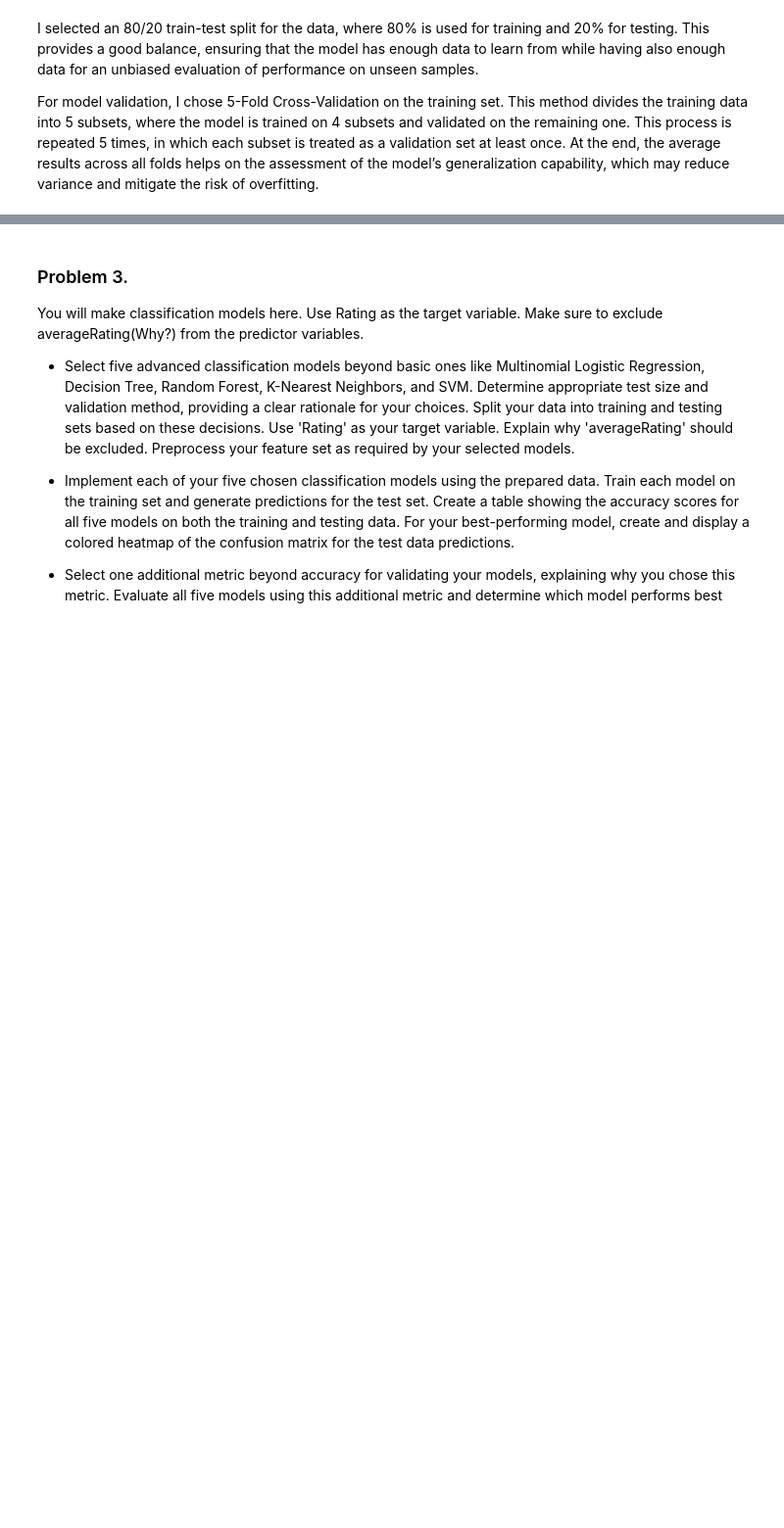
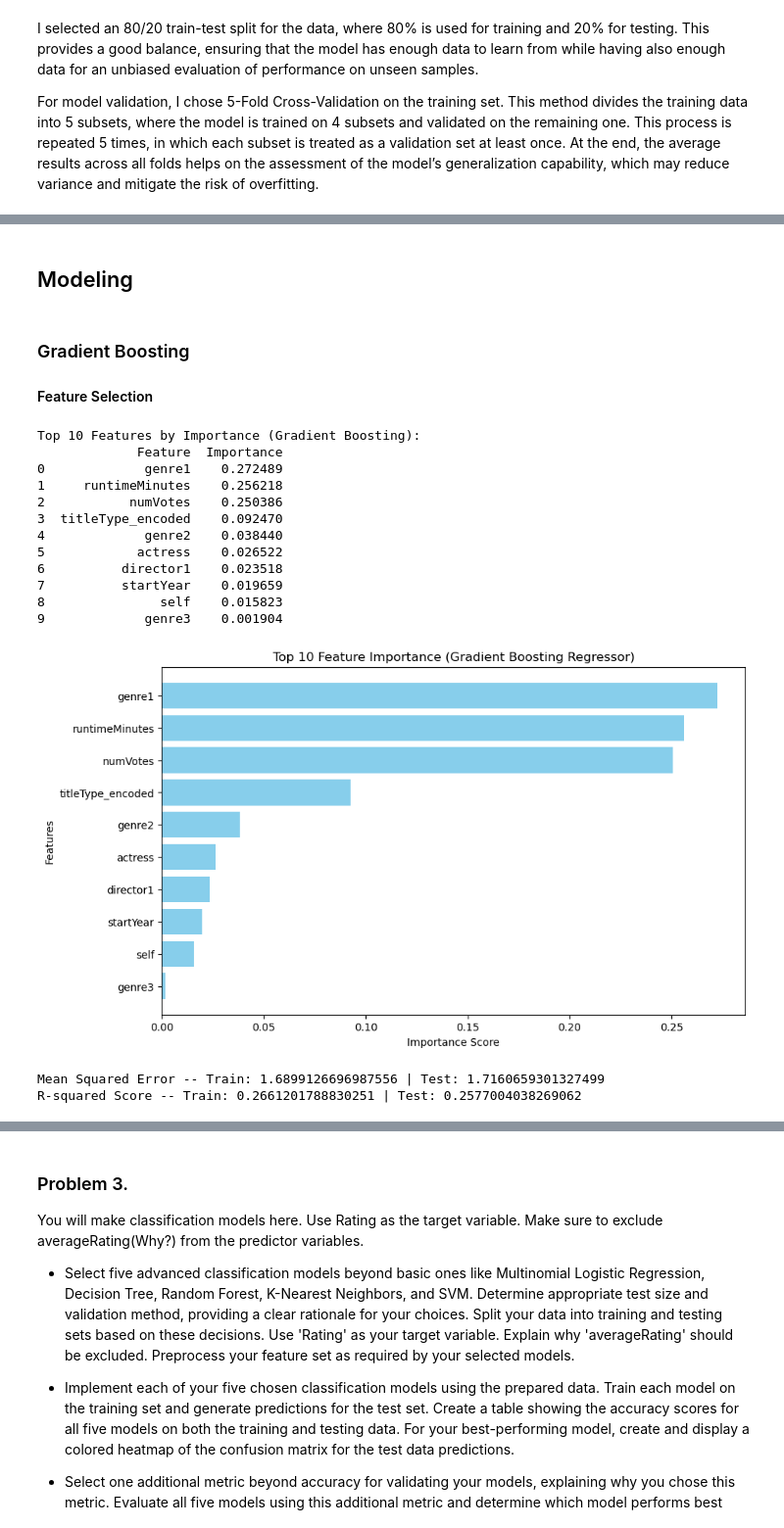
Before and after one commit to gabriel-ferreira-life/546_advanced_business_analytics, a Jupyter notebook: homework/homework_2/MIS5460_F24_HW2.ipynb, the cells around one changed output, grey strips where cells are left out. Shown at 98% size. Drawn from its saved outputs; the diff is of its cells as text; code cells hidden in the pictures; blank space fills up the shorter version.

```diff
--- a/homework/homework_2/MIS5460_F24_HW2.ipynb
+++ b/homework/homework_2/MIS5460_F24_HW2.ipynb
@@ -1010,17 +874,0 @@ R-squared Score -- Train: 0.22733742434798232 | Test: 0.20729958807735116
-# %%
-# Building the CatBoost Regressor model
-cat_model = CatBoostRegressor(iterations=1000, learning_rate=0.1, depth=6, verbose=0, random_state=42)
-cat_model.fit(X_train_scaled, y_train)
-
-# Making predictions on the train and test set
-cat_y_train_pred = cat_model.predict(X_train_scaled)
-cat_y_test_pred = cat_model.predict(X_test_scaled)
-
-# Evaluating the model
-cat_mse_train = mean_squared_error(y_train, cat_y_train_pred)
-cat_mse_test = mean_squared_error(y_test, cat_y_test_pred)
-cat_r2_train = r2_score(y_train, cat_y_train_pred)
-cat_r2_test = r2_score(y_test, cat_y_test_pred)
-
-print(f'Mean Squared Error -- Train: {cat_mse_train} | Test: {cat_mse_test}')
-print(f'R-squared Score -- Train: {cat_r2_train} | Test: {cat_r2_test}')
@@ -1073,0 +875,63 @@ R-squared Score -- Train: 0.19617836717596415 | Test: 0.18233165305973276
+# %% [markdown]
+## Modeling
+# %% [markdown]
+### Gradient Boosting
+#### Feature Selection
+# %%
+# Building the Gradient Boosting model
+gb_feature_model = GradientBoostingRegressor(n_estimators=100, learning_rate=0.1, random_state=42)
+gb_feature_model.fit(X_train, y_train)
+
+# Extract feature importance and select top 10 features
+gb_feature_importance_df = pd.DataFrame({
+    'Feature': X_train.columns,
+    'Importance': gb_feature_model.feature_importances_
+})
+gb_top_10_features = gb_feature_importance_df.sort_values(by='Importance', ascending=False).reset_index(drop=True).head(10)
+
+# Print the top 10 feature names and their importance scores
+print("Top 10 Features by Importance (Gradient Boosting):")
+print(gb_top_10_features)
+
+# Visualize the top 10 features
+plt.figure(figsize=(10, 6))
+plt.barh(gb_top_10_features['Feature'], gb_top_10_features['Importance'], color='skyblue')
+plt.xlabel("Importance Score")
+plt.ylabel("Features")
+plt.title("Top 10 Feature Importance (Gradient Boosting Regressor)")
+plt.gca().invert_yaxis()
+plt.show()
+# %% [output]
+Top 10 Features by Importance (Gradient Boosting):
+             Feature  Importance
+0             genre1    0.272489
+1     runtimeMinutes    0.256218
+2           numVotes    0.250386
+3  titleType_encoded    0.092470
+4             genre2    0.038440
+5            actress    0.026522
+6          director1    0.023518
+7          startYear    0.019659
+8               self    0.015823
+9             genre3    0.001904
+[figure, added]
+# %%
+# Building the Gradient Boosting model
+gb_model = GradientBoostingRegressor(n_estimators=100, learning_rate=0.1, random_state=42)
+gb_model.fit(X_train, y_train)
+
+# Making predictions on the train and test set
+gb_y_train_pred = gb_model.predict(X_train)
+gb_y_test_pred = gb_model.predict(X_test)
+
+# Evaluating the model
+gb_mse_train = mean_squared_error(y_train, gb_y_train_pred)
+gb_mse_test = mean_squared_error(y_test, gb_y_test_pred)
+gb_r2_train = r2_score(y_train, gb_y_train_pred)
+gb_r2_test = r2_score(y_test, gb_y_test_pred)
+
+print(f'Mean Squared Error -- Train: {gb_mse_train} | Test: {gb_mse_test}')
+print(f'R-squared Score -- Train: {gb_r2_train} | Test: {gb_r2_test}')
+# %% [output]
+Mean Squared Error -- Train: 1.6899126696987556 | Test: 1.7160659301327499
+R-squared Score -- Train: 0.2661201788830251 | Test: 0.2577004038269062
```
Also changed, not shown: parts of 85 cells of this notebook, 5 other files.
